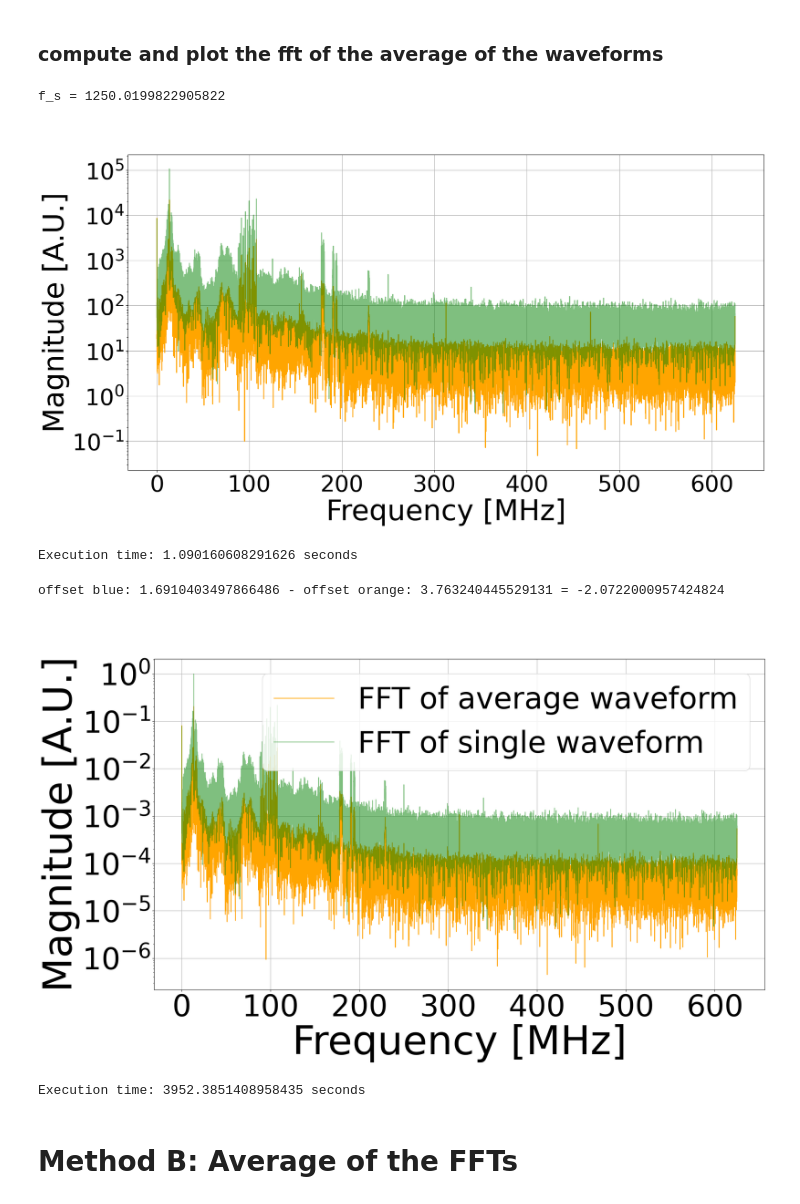
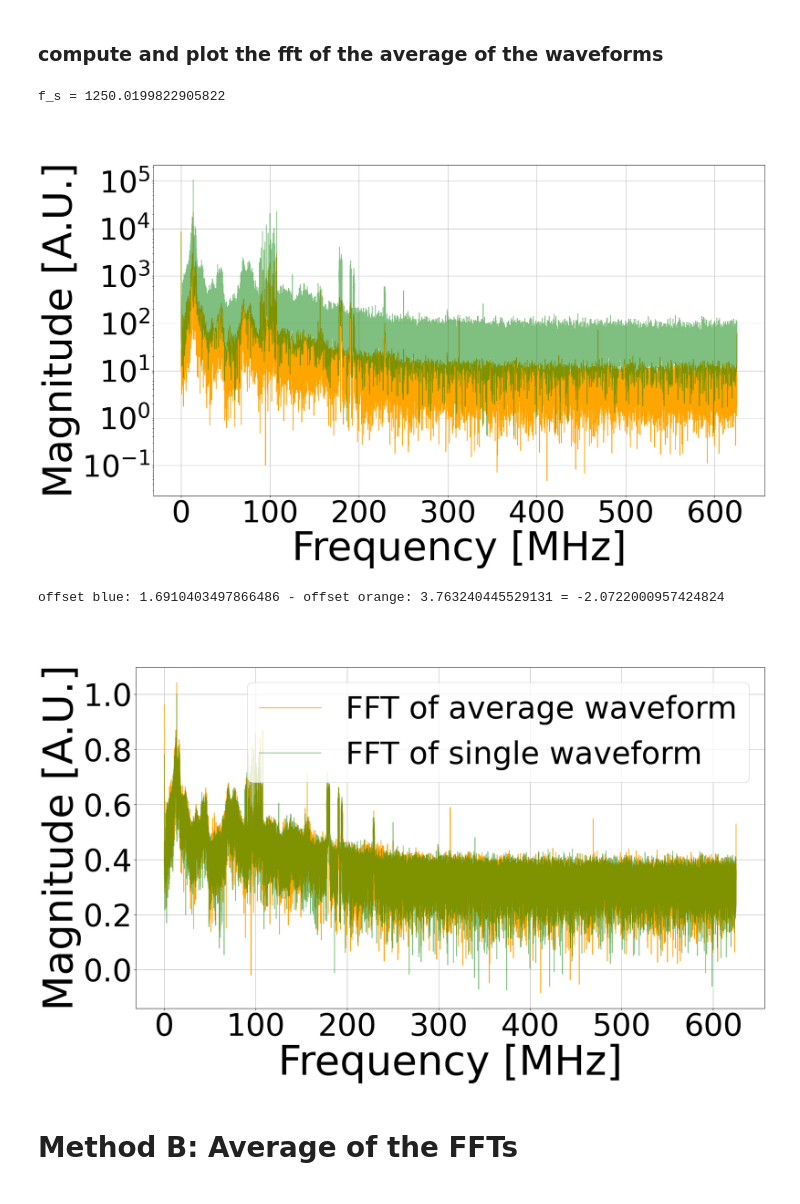
Before and after one commit to giiulia/SummerSchoolProject, a Jupyter notebook: Analysis/2.two_combination_methods/avg_wf_VS_avg_fft.ipynb, the cells around one changed output. Cells and saved outputs as stored; diff of their text form; code cells hidden in the pictures.

Commit message:
fixed method A and B codes

```diff
--- a/Analysis/2.two_combination_methods/avg_wf_VS_avg_fft.ipynb
+++ b/Analysis/2.two_combination_methods/avg_wf_VS_avg_fft.ipynb
@@ -31,16 +19,15 @@ day = '08082024'
 # %% [markdown]
 ### compute and plot the average of the waveforms
 # %%
-file_pattern = f"../../../Waveforms/{day}/{day}_{hour}/{day}_{hour}_wf.csv/{day}_{hour}_wf_*.csv"
+file_pattern = f"../../Waveforms/{day}/{day}_{hour}/{day}_{hour}_wf.csv/{day}_{hour}_wf_*.csv"
 file_list_wf = glob.glob(file_pattern)
 
 amplitudes_list_A = []
 
 for i, file in enumerate(file_list_wf):
     df = pd.read_csv(file)
+    print(df)
     if i == 0:
-        print(df.iloc[:, 0])
-        print(df.iloc[:, 1])
         times_A = pd.to_numeric(df.iloc[1:, 0], errors = 'coerce').values
     amplitudes_A = pd.to_numeric(df.iloc[1:, 1], errors='coerce').values
     if np.isnan(amplitudes_A).any():
@@ -87,33 +86,25 @@ plt.show()
 # %%
 span_A = times_A[len(times_A)-1]
 f_s = len(times_A) / span_A
 print(f"f_s = {f_s}")
 freqs_A = fft.rfftfreq(len(avg_wf), 1/f_s) #window lenght, sample spacing
 
-#plot the fft and see how much time it takes
-start_time = time.time()
 
-Y_dBu_A = rfft(avg_wf, conversion_factor)
-Y_dBu_single_wf_A = rfft(all_amplitudes_A[1, :], conversion_factor)
+Y_A = rfft(avg_wf)
+Y_single_wf_A = rfft(all_amplitudes_A[1, :])
 
-plt.figure(figsize=(20, 10))
-#plt.errorbar(freqs, Y_dBu, yerr = Y_err_dBu, fmt='o', markersize = 2, ecolor='red', capsize = 3, capthick=1, elinewidth=1)
-plt.plot(freqs_A, Y_dBu_A, color = 'orange')
-plt.plot(freqs_A, Y_dBu_single_wf_A, alpha = 0.5, color = 'green')
+plt.figure(figsize=(22, 12))
+plt.plot(freqs_A, Y_A, color = 'orange')
+plt.plot(freqs_A, Y_single_wf_A, alpha = 0.5, color = 'green')
 
-plt.title(' ', fontsize = 50)
-plt.xlabel('Frequency [MHz]', fontsize = 50)
-plt.xticks(fontsize = 40)
-plt.ylabel('Magnitude [A.U.]', fontsize = 50)
-plt.yticks(fontsize = 40)
+plt.title(' ', fontsize = 80)
+plt.xlabel('Frequency [MHz]', fontsize = 80)
+plt.xticks(fontsize = 60)
+plt.ylabel('Magnitude [A.U.]', fontsize = 80)
+plt.yticks(fontsize = 60)
 plt.grid(True)
 plt.semilogy()
 plt.show()
-
-end_time = time.time()
-execution_time = end_time - start_time
-print(f"Execution time: {execution_time} seconds")
 # %% [output]
 f_s = 1250.0199822905822
-[figure, old version]
+[figure, new version]
-Execution time: 1.090160608291626 seconds
@@ -126,9 +120,8 @@ diff = offset_blue - offset_orange
 offset blue: 1.6910403497866486 - offset orange: 3.763240445529131 = -2.0722000957424824
 # %%
 plt.figure(figsize = (22, 12))
-#plt.errorbar(freqs_A, Y_dBu, yerr = Y_err_dBu, fmt='o', markersize = 2, ecolor='red', capsize = 3, capthick=1, elinewidth=1)
-plt.plot(freqs_A, (Y_dBu_A)/max(Y_dBu_single_wf_A), color = 'orange', label = 'FFT of average waveform')
-plt.plot(freqs_A, Y_dBu_single_wf_A/max(Y_dBu_single_wf_A), alpha = 0.5, color = 'green', label = 'FFT of single waveform')
+plt.plot(freqs_A, (Y_A_log - diff)/max(Y_single_wf_A_log), color = 'orange', label = 'FFT of average waveform')
+plt.plot(freqs_A, (Y_single_wf_A_log)/max(Y_single_wf_A_log), alpha = 0.5, color = 'green', label = 'FFT of single waveform')
 
 plt.title(' ', fontsize = 80)
 plt.xlabel('Frequency [MHz]', fontsize = 80)
@@ -137,19 +130,11 @@ plt.ylabel('Magnitude [A.U.]', fontsize = 80)
 plt.yticks(fontsize = 60)
 plt.legend(fontsize = 60)
 plt.grid(True)
-plt.semilogy()
 
-#plt.savefig("070824_15.46/avg_fft_A.png", format = "png", bbox_inches="tight")
-plt.savefig("../../Results/080824_15.42/MethodA_avg_fft.pdf", format = "pdf", bbox_inches="tight")
 
 plt.show()
-
-end_time = time.time()
-execution_time = end_time - start_time
-print(f"Execution time: {execution_time} seconds")
 # %% [output]
-[figure, old version]
+[figure, new version]
-Execution time: 3952.3851408958435 seconds
 # %% [markdown]
 # Method B: Average of the FFTs
 # %%
```
Also changed, not shown: parts of 16 cells of this notebook, 13 other files.
